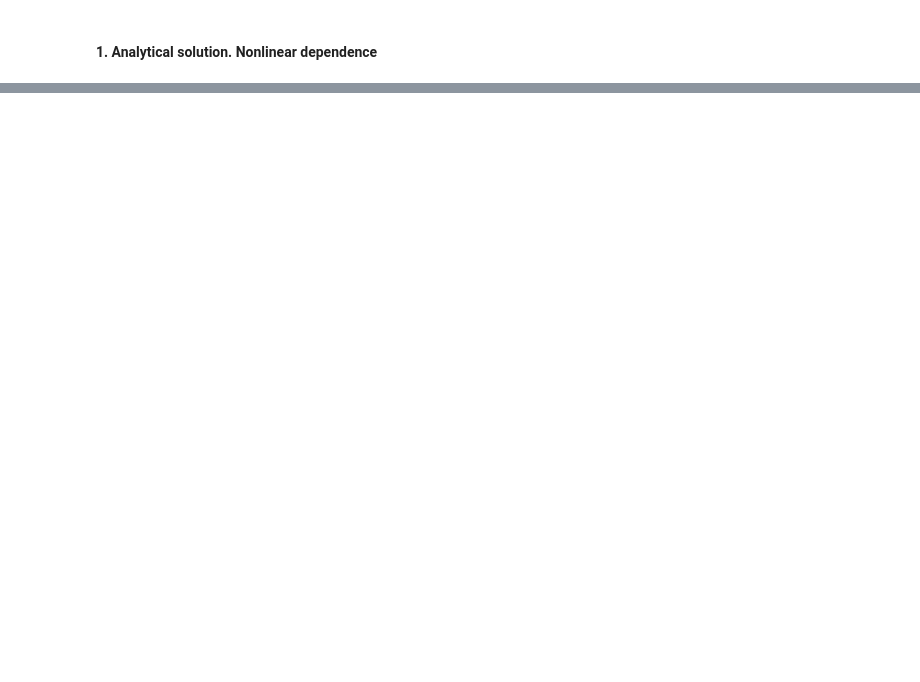
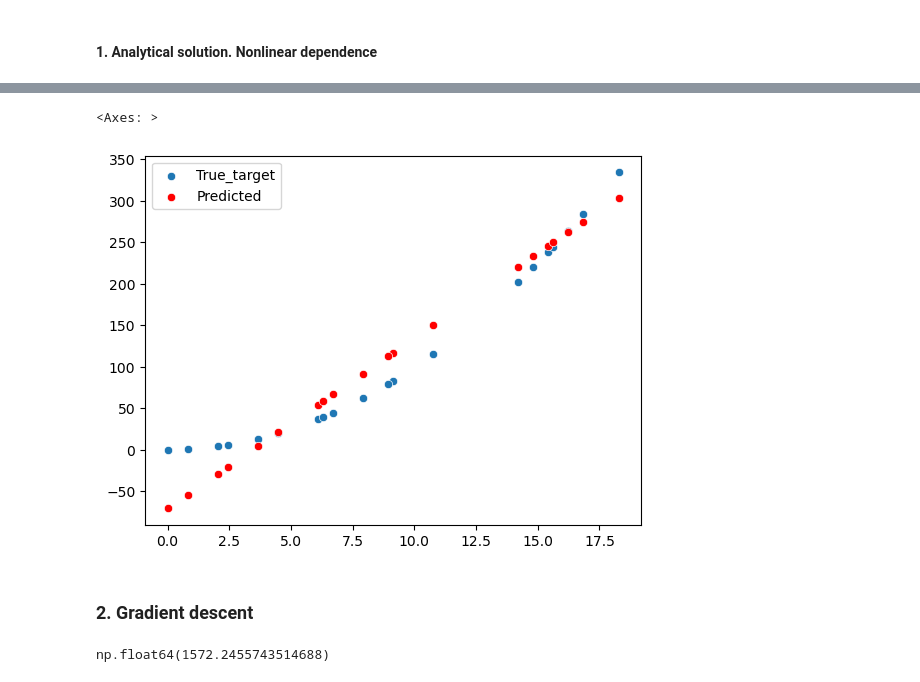
Before and after one commit to StoryTeller72/Classical-ML-algorithms, a Jupyter notebook: Regression/regression.ipynb, the cells around one changed output, grey strips where cells are left out. Cells and saved outputs as stored; diff of their text form; code cells hidden in the pictures; blank space fills up the shorter version.

```diff
--- a/Regression/regression.ipynb
+++ b/Regression/regression.ipynb
@@ -71,0 +91,8 @@ Y = np.exp(X)
+# %%
+sns.scatterplot(x=X_test[:,1], y=Y_test, label='True_target')
+sns.scatterplot(x=X_test[:,1], y=Y_pred, color='red', label='Predicted')
+# %% [output]
+<Axes: >
+[figure, added]
+# %% [markdown]
+### 2. Gradient descent
@@ -71,0 +135,4 @@ Y = np.exp(X)
+# %%
+calculate_MSE_error(Y_pred, Y_test)
+# %% [output]
+np.float64(1572.2455743514688)
```
Also changed, not shown: parts of 14 cells of this notebook.
